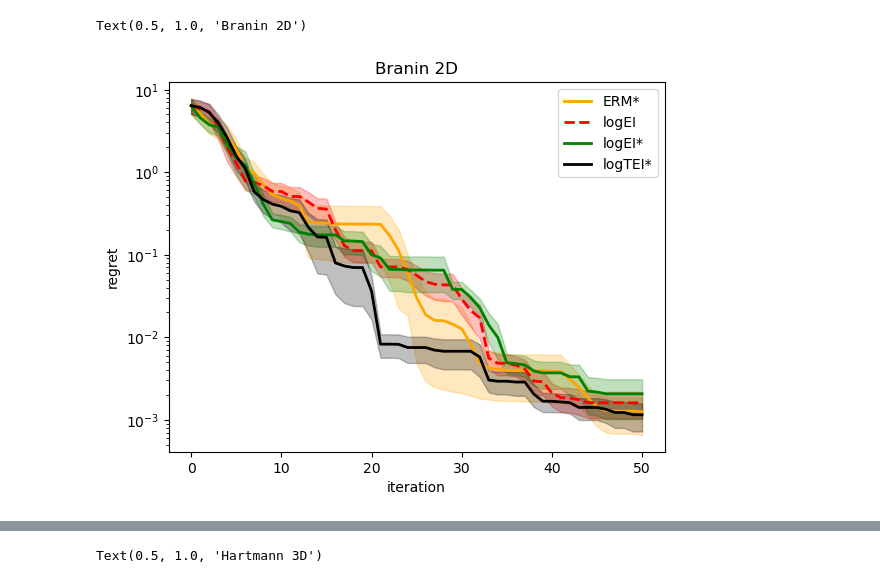
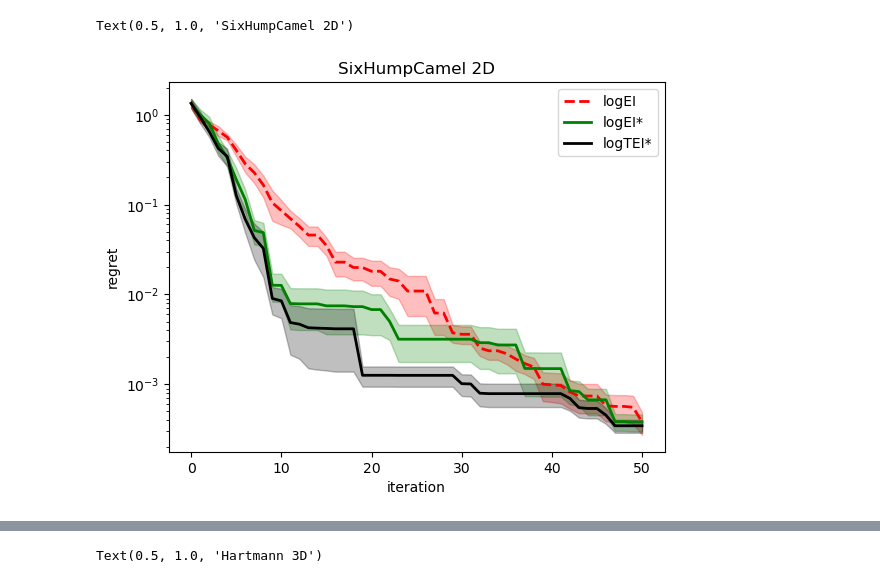
Before and after one commit to HanyangHenry-Wang/SLogGP_KnownBoundary, a Jupyter notebook: plot.ipynb, the cells around one changed output, grey strips where cells are left out. Saved outputs shown, nothing was run; the diff lists cells and outputs as text; code cells hidden in the pictures.

```diff
--- a/plot.ipynb
+++ b/plot.ipynb
@@ -31,25 +61,23 @@ def log_RegretMean_plot(res,fstar,label,color,linestyle,error_bound=True):
 # %%
-BO_ERM = np.genfromtxt(os.path.join(os.getcwd(),'exp_res/Branin2D_transformedGP+ERM'), delimiter=',')
-SLogGP_logEI = np.genfromtxt(os.path.join(os.getcwd(),'exp_res/Branin2D_SLogGP+logEI'), delimiter=',')
-SLogGP_boundary_logEI = np.genfromtxt(os.path.join(os.getcwd(),'exp_res/Branin2D_SLogGP(boundary)+logEI'), delimiter=',')
-SLogGP_boundary_logTEI = np.genfromtxt(os.path.join(os.getcwd(),'exp_res/Branin2D_SLogGP(boundary)+logTEI'), delimiter=',')
+SLogGP_logEI = np.genfromtxt(os.path.join(os.getcwd(),'exp_res/SixHumpCamel2D_SLogGP+logEI'), delimiter=',')
+SLogGP_boundary_logEI = np.genfromtxt(os.path.join(os.getcwd(),'exp_res/SixHumpCamel2D_SLogGP(boundary)+logEI'), delimiter=',')
+SLogGP_boundary_logTEI = np.genfromtxt(os.path.join(os.getcwd(),'exp_res/SixHumpCamel2D_SLogGP(boundary)+logTEI'), delimiter=',')
 
 
-N = 100
-fstar = 0.397887
+N = 15
+fstar = -1.0317
 
-log_RegretMean_plot(BO_ERM,fstar=fstar,label='ERM*',color='orange',linestyle='-',error_bound=True)
 log_RegretMean_plot(SLogGP_logEI,fstar=fstar,label='logEI',color='red',linestyle='dashed',error_bound=True)
 log_RegretMean_plot(SLogGP_boundary_logEI,fstar=fstar,label='logEI*',color='green',linestyle='-',error_bound=True)
 log_RegretMean_plot(SLogGP_boundary_logTEI,fstar=fstar,label='logTEI*',color='black',linestyle='-',error_bound=True)
 
 
 
 plt.xlabel('iteration')
 plt.ylabel('regret')
 
 plt.legend()
-plt.title('Branin 2D')
+plt.title('SixHumpCamel 2D')
 # %% [output]
-Text(0.5, 1.0, 'Branin 2D')
+Text(0.5, 1.0, 'SixHumpCamel 2D')
-[figure, old version]
+[figure, new version]
```
Also changed, not shown: parts of 6 cells of this notebook, 23 other files.
